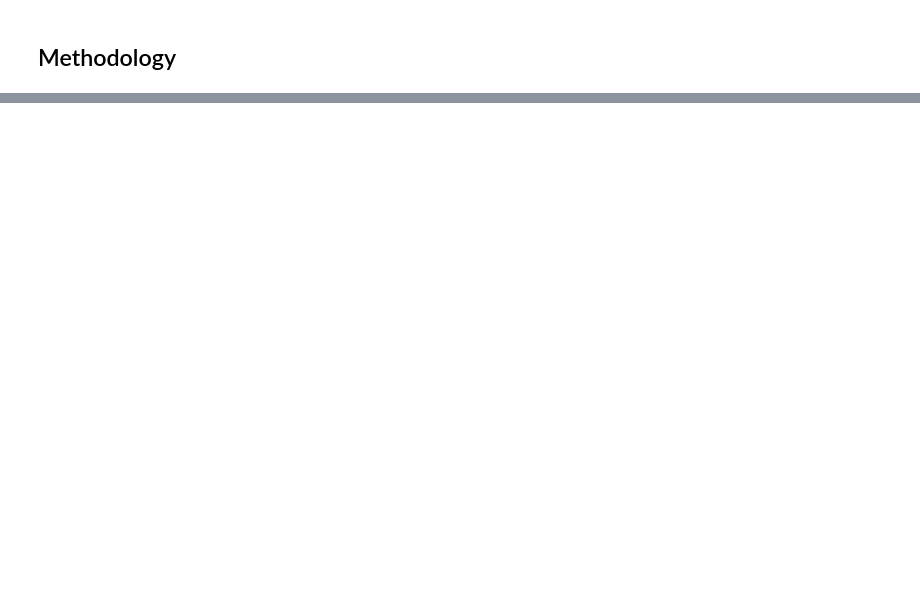
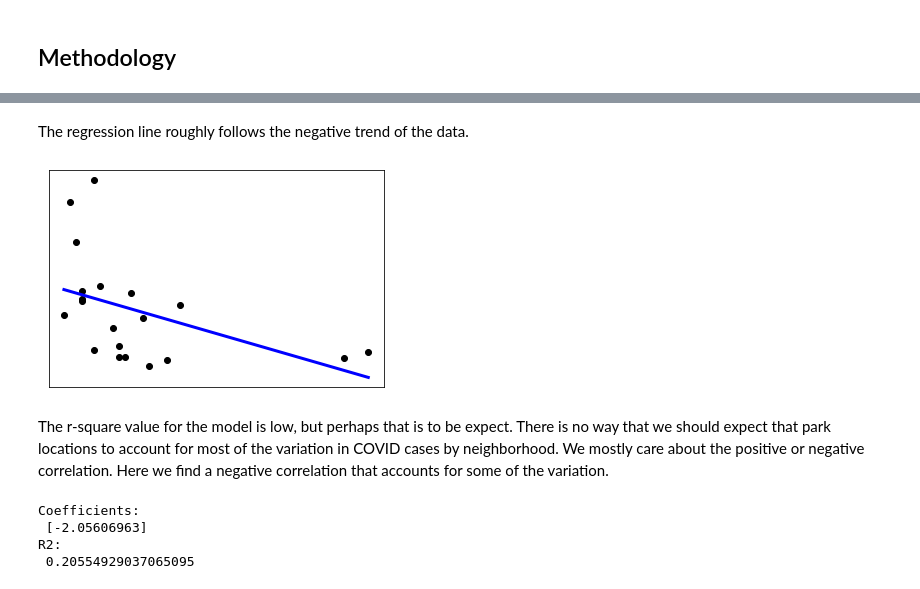
Before and after one commit to bkeej/Coursera_Capstone, a Jupyter notebook: COVID and Toronto neighborhood activity/covid_neighborhood_activity.ipynb, the cells around one changed output, grey strips where cells are left out. Drawn from its saved outputs; the diff is of its cells as text; code cells hidden in the pictures; blank space fills up the shorter version.

```diff
--- a/COVID and Toronto neighborhood activity/covid_neighborhood_activity.ipynb
+++ b/COVID and Toronto neighborhood activity/covid_neighborhood_activity.ipynb
@@ -131,0 +266,10 @@ map_toronto
+# %%
+from sklearn.linear_model import LinearRegression
+from sklearn.metrics import mean_squared_error, r2_score
+
+lm = LinearRegression()
+
+df = df.sort_values(by='Parks')
+
+X = df[['Parks']]
+Y = df['Case Count']
@@ -131,0 +280,24 @@ map_toronto
+# %% [markdown]
+The regression line roughly follows the negative trend of the data.
+# %%
+plt.scatter(X, Y,  color='black')
+plt.plot(X, lm.predict(X), color='blue', linewidth=3)
+
+plt.xticks(())
+plt.yticks(())
+
+plt.show()
+# %% [output]
+[figure, added]
+# %% [markdown]
+The r-square value for the model is low, but perhaps that is to be expect. There is no way that we should expect that park locations to account for most of the variation in COVID cases by neighborhood. We mostly care about the positive or negative correlation. Here we find a negative correlation that accounts for some of the variation.
+# %%
+# The coefficients
+print('Coefficients: \n', lm.coef_)
+
+print('R2: \n', r2_score(Y, lm.predict(X)))
+# %% [output]
+Coefficients:
+ [-2.05606963]
+R2:
+ 0.20554929037065095
```
Also changed, not shown: parts of 29 cells of this notebook, 3 other files.
